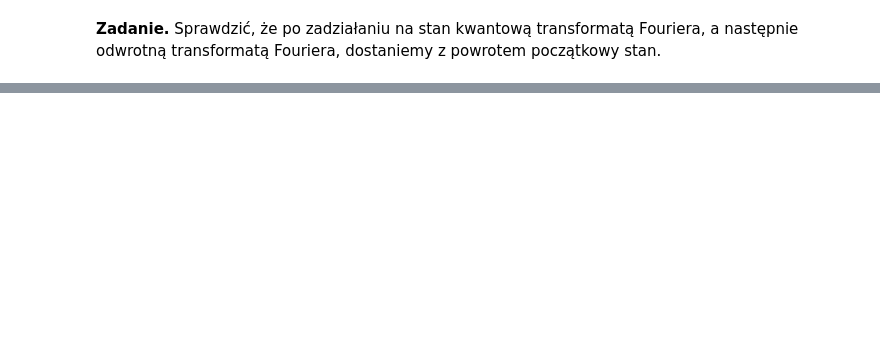
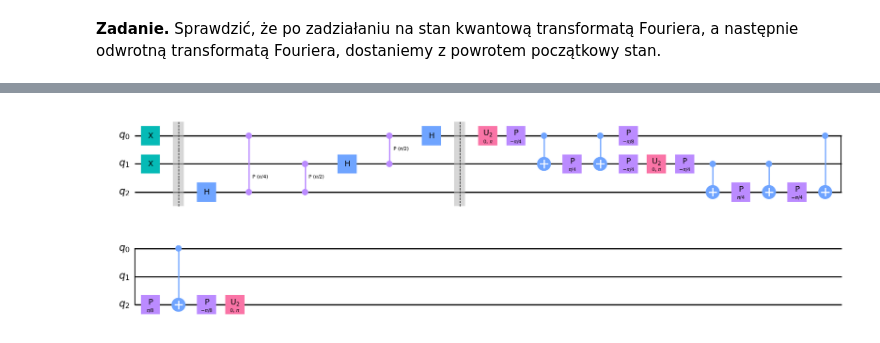
Before and after one commit to m-kosik/algorytmy-kwantowe, a Jupyter notebook: 11_kwantowa_transformata_fouriera.ipynb, the cells around one changed output, grey strips where cells are left out. Cells and saved outputs as stored; diff of their text form; code cells hidden in the pictures; blank space fills up the shorter version.

```diff
--- a/11_kwantowa_transformata_fouriera.ipynb
+++ b/11_kwantowa_transformata_fouriera.ipynb
@@ -112,0 +144,7 @@ def inverse_qft(circuit, n):
+# %%
+# Dodanie odwrotnej transformaty Fouriera do obwodu
+inverse_qft_circuit = get_inverse_qft_circuit(n)
+circuit = circuit.compose(inverse_qft_circuit)
+circuit.draw(output="mpl")
+# %% [output]
+[figure, added]
```
Also changed, not shown: parts of 15 cells of this notebook.
